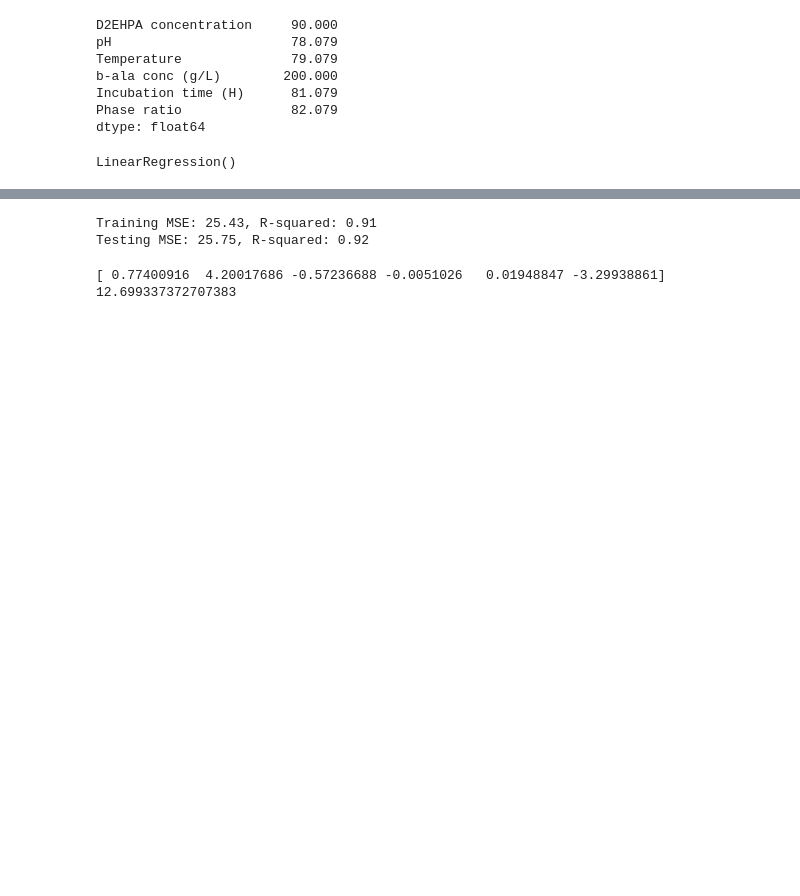
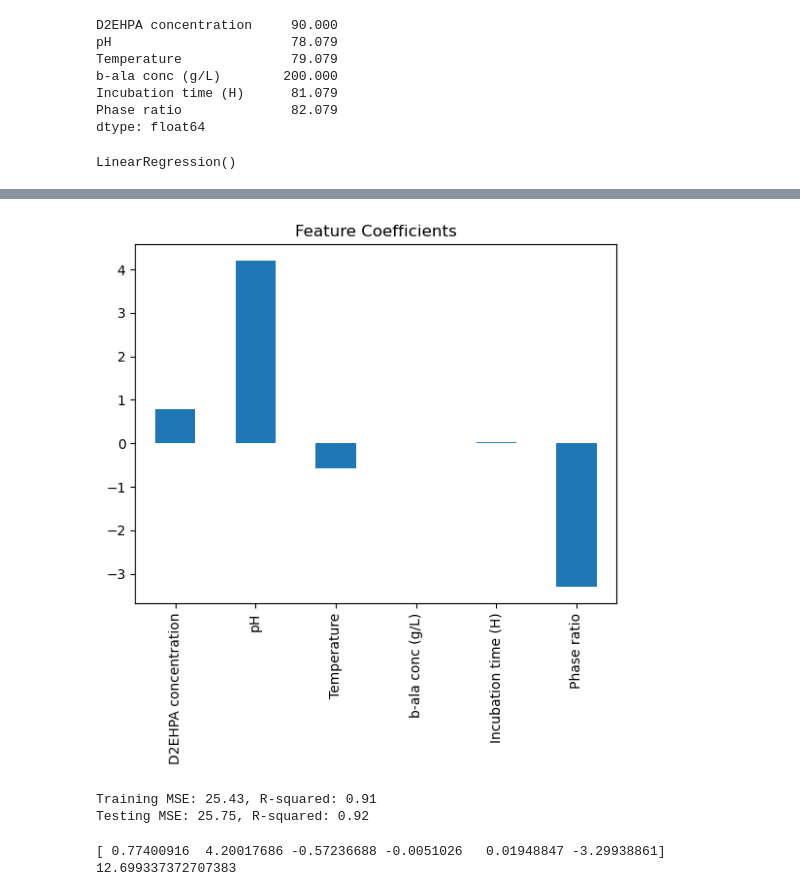
Before and after one commit to rehmansohail/Modelling-the-Reactive-Extraction-Process-of-Beta-Alanine, a Jupyter notebook: linear_regression_opti.ipynb, the cells around one changed output, grey strips where cells are left out. Cells and saved outputs as stored; diff of their text form; code cells hidden in the pictures; blank space fills up the shorter version.

```diff
--- a/linear_regression_opti.ipynb
+++ b/linear_regression_opti.ipynb
@@ -60,3 +88,10 @@ y_pred = model.predict(X)
+# %%
+coefficients = pd.Series(model.coef_, index=X.columns)
+coefficients.plot(kind='bar')
+plt.title("Feature Coefficients")
+plt.show()
+# %% [output]
+[figure, added]
 # %%
 export_data = {'Original': Y, 'Predicted': y_pred}
 df_export = pd.DataFrame(export_data)
```
Also changed, not shown: parts of 5 cells of this notebook, 1 other file.
